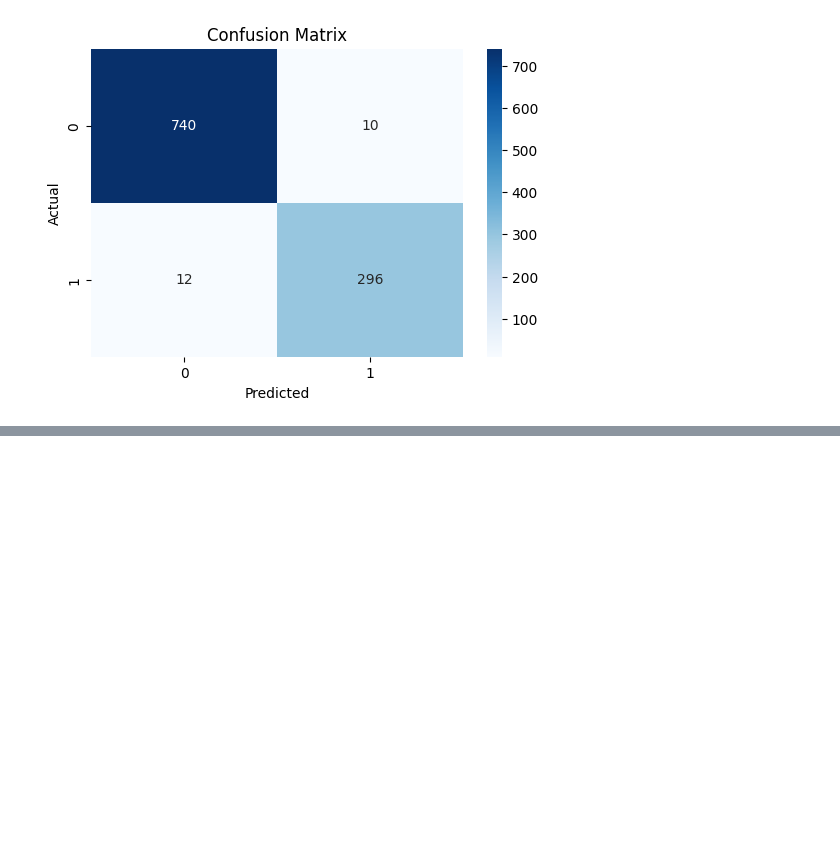
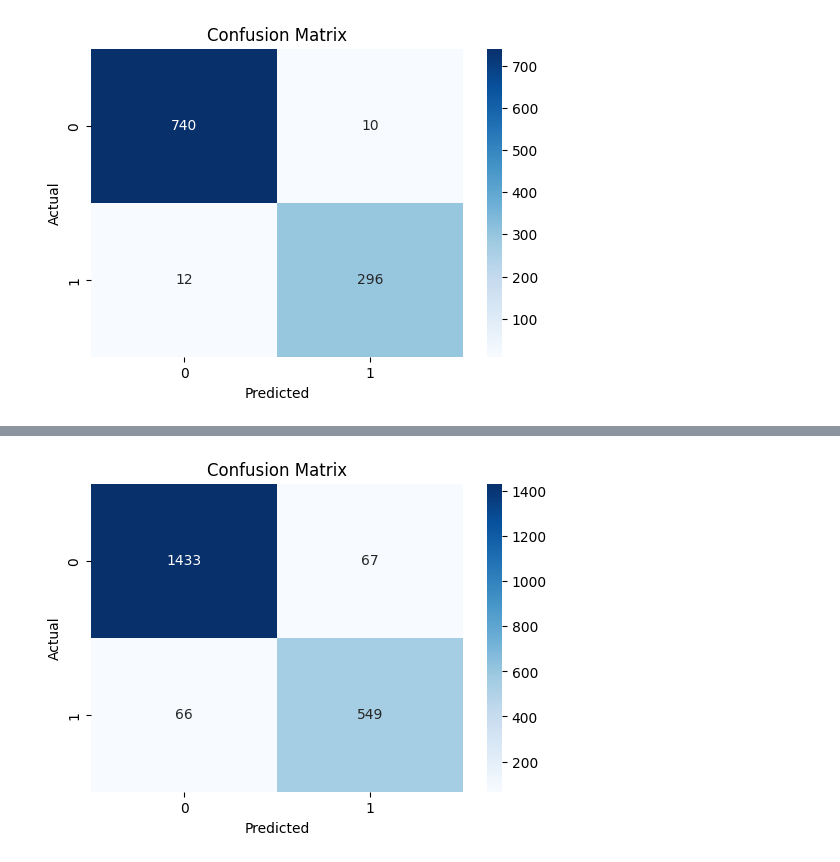
Before and after one commit to sergekamanzi/Fraud-Detection, a Jupyter notebook: fraud.ipynb, the cells around one changed output, grey strips where cells are left out. Drawn from its saved outputs; the diff is of its cells as text; code cells hidden in the pictures; blank space fills up the shorter version.

```diff
--- a/fraud.ipynb
+++ b/fraud.ipynb
@@ -158,0 +453,96 @@ Recall: 0.9610
+# %%
+import pandas as pd
+import numpy as np
+import matplotlib.pyplot as plt
+import seaborn as sns
+from sklearn.model_selection import train_test_split, GridSearchCV
+from sklearn.preprocessing import StandardScaler, LabelEncoder
+from sklearn.linear_model import LogisticRegression
+from sklearn.metrics import accuracy_score, precision_score, recall_score, f1_score, confusion_matrix
+from sklearn.feature_selection import SelectKBest, f_classif
+from imblearn.over_sampling import SMOTE
+
+# Load the dataset
+file_path = "/content/frauds_dataset.csv"
+df = pd.read_csv(file_path)
+
+# Encode categorical variables
+label_encoder = LabelEncoder()
+df['type'] = label_encoder.fit_transform(df['type'])
+df['nameOrig'] = label_encoder.fit_transform(df['nameOrig'])
+df['nameDest'] = label_encoder.fit_transform(df['nameDest'])
+
+# Feature Engineering
+df['balance_change_orig'] = df['oldbalanceOrg'] - df['newbalanceOrig']
+df['balance_change_dest'] = df['oldbalanceDest'] - df['newbalanceDest']
+df['transaction_ratio_orig'] = df['amount'] / (df['oldbalanceOrg'] + 1)  # Avoid division by zero
+df['transaction_ratio_dest'] = df['amount'] / (df['oldbalanceDest'] + 1)
+
+# Handle missing values
+df.fillna(df.median(), inplace=True)
+
+# Drop unnecessary columns
+df.drop(columns=['nameDest', 'isFlaggedFraud'], inplace=True)
+
+# Split features and target
+X = df.drop(columns=['isFraud'])
+Y = df['isFraud']
+
+# Normalize features
+scaler = StandardScaler()
+X_scaled = scaler.fit_transform(X)
+
+# Feature Selection
+selector = SelectKBest(f_classif, k=10)  # Keep 10 best features
+X_selected = selector.fit_transform(X_scaled, Y)
+
+# Split into train and test sets
+X_train, X_test, Y_train, Y_test = train_test_split(X_selected, Y, test_size=0.3, random_state=42, stratify=Y)
+
+# Apply SMOTE to handle class imbalance
+smote = SMOTE(sampling_strategy=0.5, random_state=42)
+X_train_resampled, Y_train_resampled = smote.fit_resample(X_train, Y_train)
+
+# Hyperparameter tuning using GridSearchCV
+param_grid = {'C': [0.01, 0.1, 1, 10, 100], 'solver': ['liblinear', 'lbfgs']}
+grid_search = GridSearchCV(LogisticRegression(class_weight='balanced', random_state=42), param_grid, cv=5, scoring='f1')
+grid_search.fit(X_train_resampled, Y_train_resampled)
+best_model = grid_search.best_estimator_
+
+# Make predictions
+Y_pred = best_model.predict(X_test)
+
+# Evaluate the model
+accuracy = accuracy_score(Y_test, Y_pred)
+precision = precision_score(Y_test, Y_pred)
+recall = recall_score(Y_test, Y_pred)
+f1 = f1_score(Y_test, Y_pred)
+
+# Print evaluation metrics
+print(f"Best Parameters: {grid_search.best_params_}")
+print(f"Accuracy: {accuracy:.4f}")
+print(f"Precision: {precision:.4f}")
+print(f"Recall: {recall:.4f}")
+print(f"F1 Score: {f1:.4f}")
+
+# Generate Confusion Matrix
+conf_matrix = confusion_matrix(Y_test, Y_pred)
+
+# Plot Confusion Matrix
+plt.figure(figsize=(6,4))
+sns.heatmap(conf_matrix, annot=True, fmt="d", cmap="Blues")
+plt.xlabel("Predicted")
+plt.ylabel("Actual")
+plt.title("Confusion Matrix")
+plt.show()
+
+# Plot Actual vs Predicted values
+plt.figure(figsize=(10,5))
+plt.plot(Y_test.values[:100], label="Actual", marker='o', linestyle="")
+plt.plot(Y_pred[:100], label="Predicted", marker='x', linestyle="")
+plt.xlabel("Sample Index")
+plt.ylabel("Fraud Label (0=No Fraud, 1=Fraud)")
+plt.title("Actual vs Predicted Fraud Cases")
+plt.legend()
+plt.show()
+# %% [output]
@@ -158,0 +554 @@ Recall: 0.9610
+[figure, added]
```
Also changed, not shown: parts of 10 cells of this notebook.
